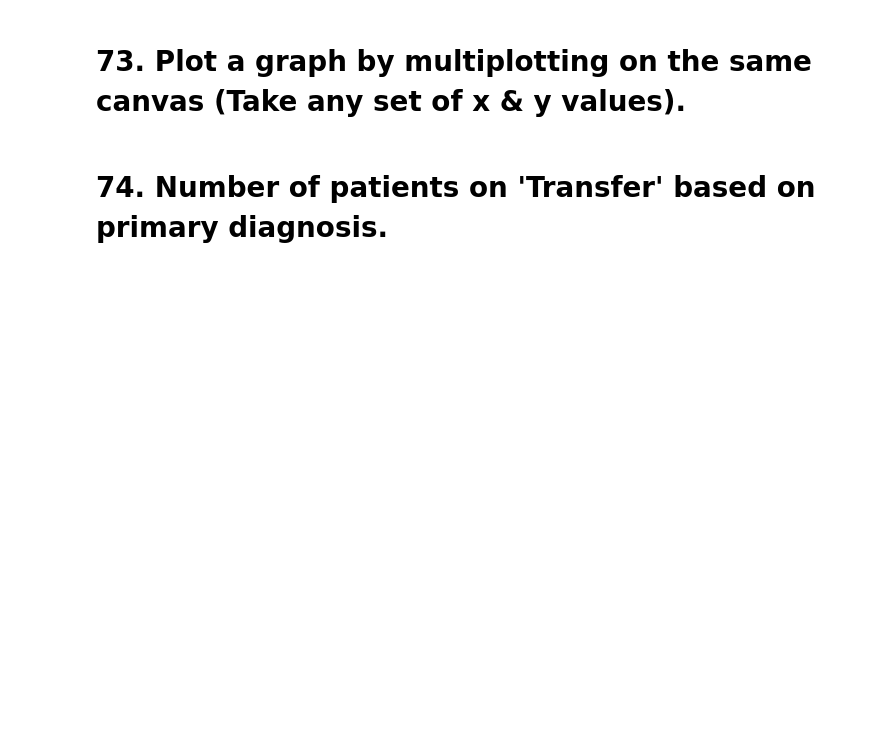
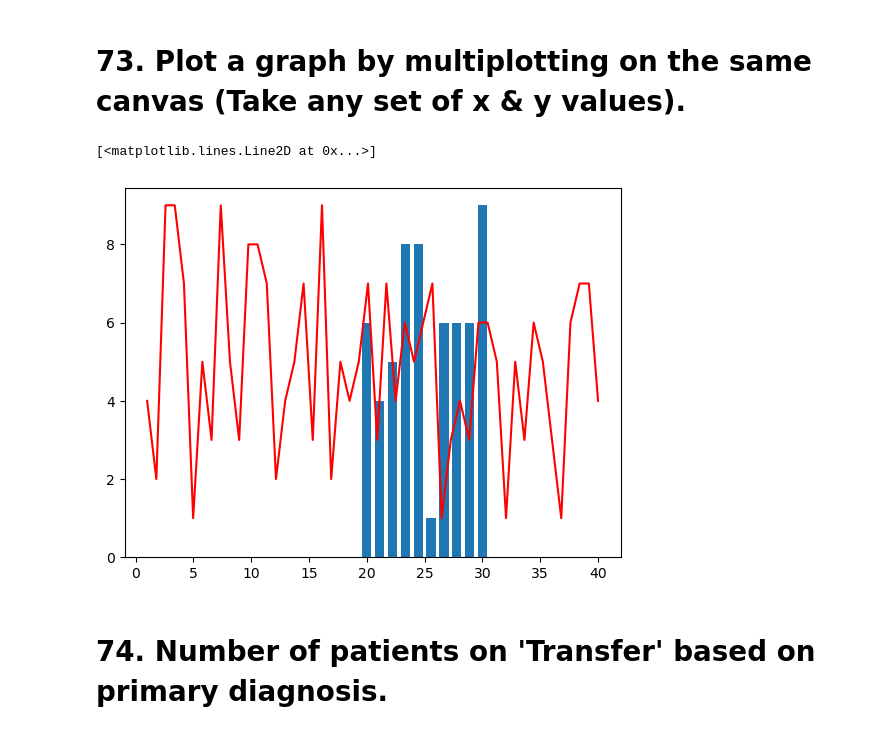
Before and after one commit to JyotsnaSusan/5Py, a Jupyter notebook: Syeda61_80.ipynb, the cells around one changed output. Cells and saved outputs as stored; diff of their text form; code cells hidden in the pictures; blank space fills up the shorter version.

```diff
--- a/Syeda61_80.ipynb
+++ b/Syeda61_80.ipynb
@@ -215,4 +240,20 @@ plt.show()
 # %% [markdown]
 # 73. Plot a graph by multiplotting on the same canvas  (Take any set of x & y values).
+# %%
+df = pd.DataFrame()
+df['x'] = np.linspace(20, 30, 10)
+df['y'] = np.random.randint(1, 10, 10)
+
+df2 = pd.DataFrame()
+df2['x'] = np.linspace(1, 40, 50)
+df2['y'] = np.random.randint(1, 10, 50)
+
+fig, ax = plt.subplots()
+
+ax.bar(x=df.x, height=df.y)
+ax.plot(df2.set_index('x'), c='red')
+# %% [output]
+[<matplotlib.lines.Line2D at 0x...>]
+[figure, added]
 # %% [markdown]
 # 74. Number of patients on 'Transfer' based on primary diagnosis.
```
Also changed, not shown: parts of 8 cells of this notebook.
